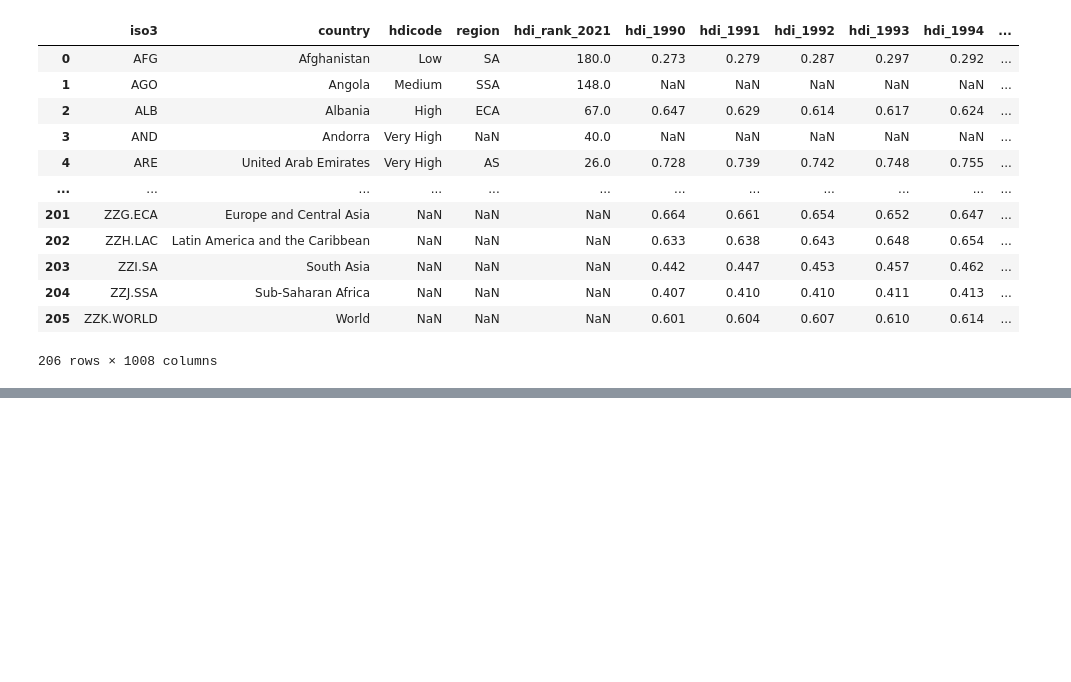
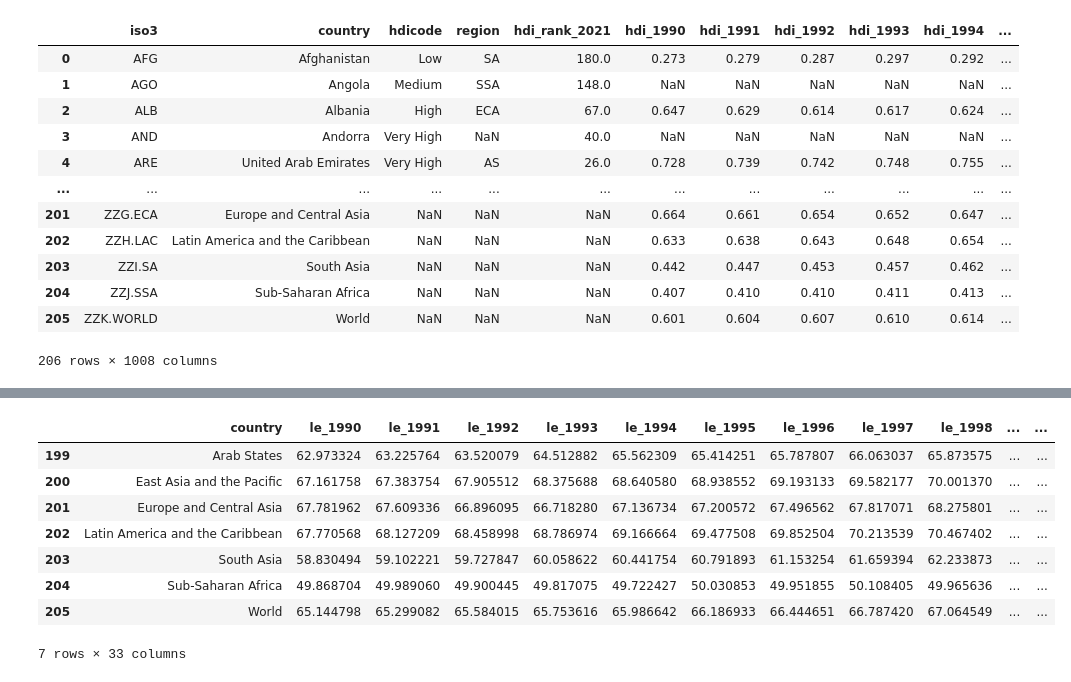
Before and after one commit to gpassoni/datavisualization_project_passonipuiattivairani, a Jupyter notebook: passoni_prova.ipynb, the cells around one changed output, grey strips where cells are left out. Cells and saved outputs as stored; diff of their text form; code cells hidden in the pictures; blank space fills up the shorter version.

```diff
--- a/passoni_prova.ipynb
+++ b/passoni_prova.ipynb
@@ -168,0 +124,15 @@ fig.show()
+# %%
+df_le = df[["country","le_1990","le_1991","le_1992","le_1993","le_1994","le_1995","le_1996","le_1997","le_1998","le_1999","le_2000","le_2001","le_2002","le_2003","le_2004","le_2005","le_2006",
+                "le_2007","le_2008","le_2009","le_2010","le_2011","le_2012","le_2013","le_2014","le_2015","le_2016","le_2017","le_2018","le_2019","le_2020","le_2021"]]
+df_le = df_le[199:]
+df_le
+# %% [output]
+|  | country | le_1990 | le_1991 | le_1992 | le_1993 | le_1994 | le_1995 | le_1996 | le_1997 | le_1998 | ... | ... |
+| 199 | Arab States | 62.973324 | 63.225764 | 63.520079 | 64.512882 | 65.562309 | 65.414251 | 65.787807 | 66.063037 | 65.873575 | ... | ... |
+| 200 | East Asia and the Pacific | 67.161758 | 67.383754 | 67.905512 | 68.375688 | 68.640580 | 68.938552 | 69.193133 | 69.582177 | 70.001370 | ... | ... |
+| 201 | Europe and Central Asia | 67.781962 | 67.609336 | 66.896095 | 66.718280 | 67.136734 | 67.200572 | 67.496562 | 67.817071 | 68.275801 | ... | ... |
+| 202 | Latin America and the Caribbean | 67.770568 | 68.127209 | 68.458998 | 68.786974 | 69.166664 | 69.477508 | 69.852504 | 70.213539 | 70.467402 | ... | ... |
+| 203 | South Asia | 58.830494 | 59.102221 | 59.727847 | 60.058622 | 60.441754 | 60.791893 | 61.153254 | 61.659394 | 62.233873 | ... | ... |
+| 204 | Sub-Saharan Africa | 49.868704 | 49.989060 | 49.900445 | 49.817075 | 49.722427 | 50.030853 | 49.951855 | 50.108405 | 49.965636 | ... | ... |
+| 205 | World | 65.144798 | 65.299082 | 65.584015 | 65.753616 | 65.986642 | 66.186933 | 66.444651 | 66.787420 | 67.064549 | ... | ... |
+7 rows × 33 columns
```
Also changed, not shown: parts of 19 cells of this notebook.
